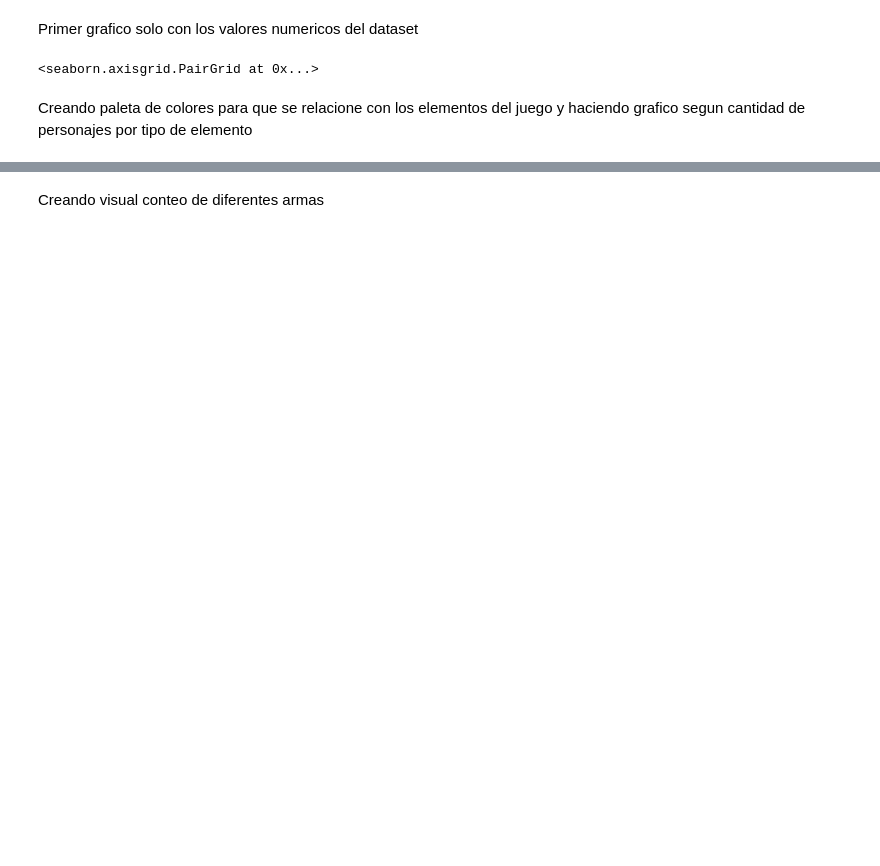
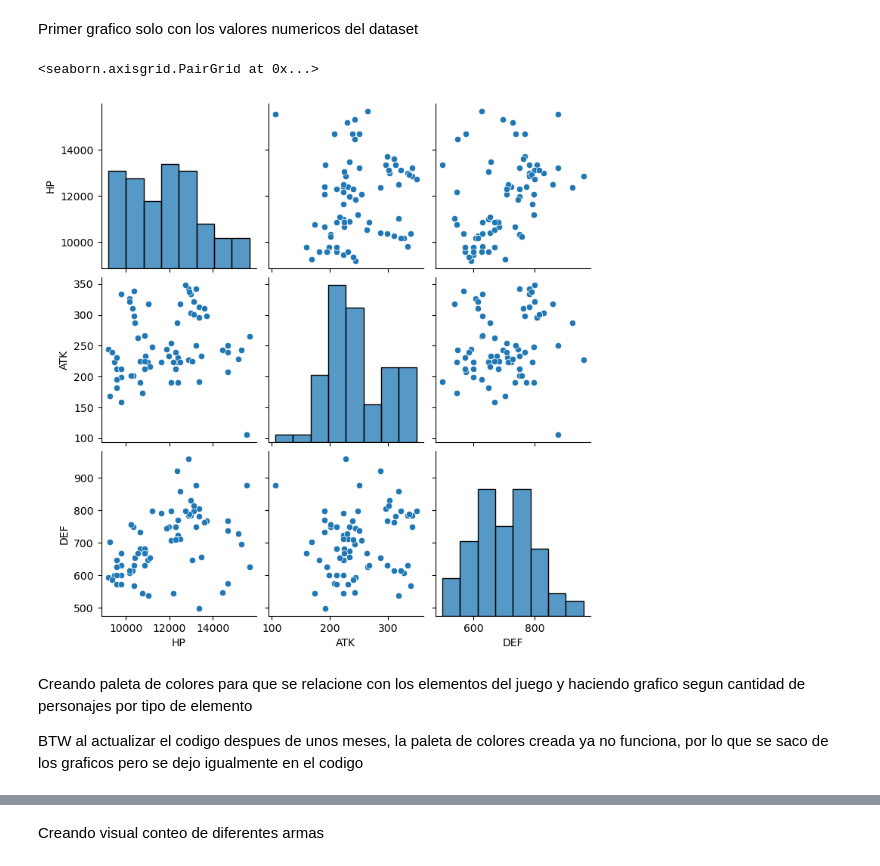
Before and after one commit to Jjcorsino/EDA-Genshin-Impact, a Jupyter notebook: GenshinImpactDatasetEda.ipynb, the cells around one changed output, grey strips where cells are left out. Drawn from its saved outputs; the diff is of its cells as text; code cells hidden in the pictures; blank space fills up the shorter version.

```diff
--- a/GenshinImpactDatasetEda.ipynb
+++ b/GenshinImpactDatasetEda.ipynb
@@ -118,11 +107,14 @@ memory usage: 4.8+ KB
 # %% [markdown]
 Primer grafico solo con los valores numericos del dataset
 # %%
-sns.pairplot(df5)
+sns.pairplot(personajes_df)
 # %% [output]
 <seaborn.axisgrid.PairGrid at 0x...>
+[figure, added]
 # %% [markdown]
 Creando paleta de colores para que se relacione con los elementos del juego y haciendo grafico segun cantidad de personajes por tipo de elemento
+
+BTW al actualizar el codigo despues de unos meses, la paleta de colores creada ya no funciona, por lo que se saco de los graficos pero se dejo igualmente en el codigo
 # %%
 paletaColoresElementos = {"Pyro": "#FA1A0D", "Hydro": "#0D8BC4", "Geo": "#FD8D04", "Anemo": "#4CD95A", "Electro" : "#B071C1", "Cryo": "#85D8DF", "Dendro": "#7bb42d"}
 sns.set_palette(sns.color_palette(paletaColoresElementos.values()))
```
Also changed, not shown: parts of 29 cells of this notebook, 1 other file.
